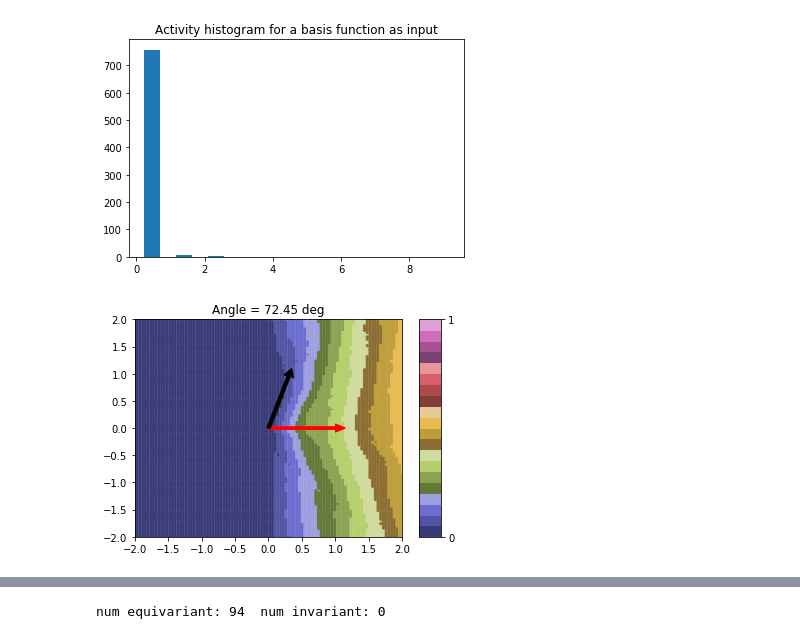
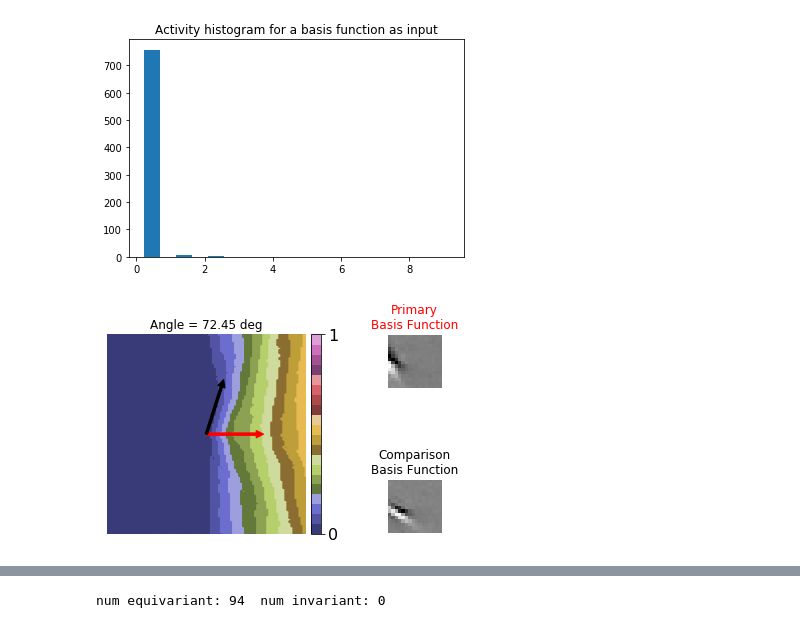
Before and after one commit to dpaiton/DeepSparseCoding, a Jupyter notebook: vis_lca.ipynb, the cells around one changed output, grey strips where cells are left out. Saved outputs shown, nothing was run; the diff lists cells and outputs as text; code cells hidden in the pictures.

```diff
--- a/vis_lca.ipynb
+++ b/vis_lca.ipynb
@@ -146,8 +146,8 @@ bf2 norm =  1.0
 num_imgs = 10000
 
 proj_matrix = analyzer.bf_projections(bf1, bf2)
-proj_neuron1 = np.dot(proj_matrix, bf1)
-proj_neuron2 = np.dot(proj_matrix, bf2)
+proj_neuron1 = np.dot(proj_matrix, bf1).T
+proj_neuron2 = np.dot(proj_matrix, bf2).T
 
 x_pts = np.linspace(-2.0, 2.0, int(np.sqrt(num_imgs)))
 y_pts = np.linspace(-2.0, 2.0, int(np.sqrt(num_imgs)))
@@ -201,6 +187,6 @@ plt.show()
 # %%
 activations = analyzer.compute_activations(datapoints["test"].images)
-activity_max = np.max(np.abs(activations))
+activity_max = np.amax(np.abs(activations))
 norm_activity = activations / (activity_max+0.0001)
 # %% [output]
 INFO:tensorflow:Restoring parameters from /home/dpaiton/Work/Projects/lca/checkpoints/lca_v0.0_weights-100000
@@ -220,25 +206,38 @@ num nonzero for bf1:  21
 num nonzero for bf2:  12
 [figure]
 # %%
-fig, ax = plt.subplots(1)
+num_plots_y = 1
+num_plots_x = 2
+gs1 = gridspec.GridSpec(num_plots_y, num_plots_x, wspace=0.5, width_ratios=[4, 1])
+fig = plt.figure(figsize=(6, 6))
+curve_ax = pf.clear_axis(fig.add_subplot(gs1[0]))
 cmap = plt.get_cmap('tab20b')
 #cmap = plt.get_cmap('viridis')
 #cmap = plt.get_cmap('jet')
 vmin = np.floor(np.min(norm_activity))#0.0
 vmax = np.ceil(np.max(norm_activity))#1.0
-cNorm = matplotlib.colors.Normalize(vmin=vmin, vmax=vmax)
-scalarMap = matplotlib.cm.ScalarMappable(norm=cNorm, cmap=cmap)
 rank_indices = np.argsort(norm_activity[:, bf_id1])
-colors = [scalarMap.to_rgba(norm_activity[data_id, bf_id1]) for data_id in rank_indices]
-ax.scatter(proj_datapoints[:,0][rank_indices], proj_datapoints[:,1][rank_indices], c=colors, s=5.0)
-ax.arrow(0, 0, proj_neuron1[0].item(), proj_neuron1[1].item(), width=0.05, head_width=0.15, head_length=0.15, fc='r', ec='r')
-ax.arrow(0, 0, proj_neuron2[0].item(), proj_neuron2[1].item(), width=0.05, head_width=0.15, head_length=0.15, fc='k', ec='k')
-ax.set_title("Angle = "+"{:.2f}".format(neuron_angles[bf_id1, bf_id2]*(180/np.pi))+" deg")
-ax.set_ylim([-2, 2.0])
-ax.set_xlim([-2, 2.0])
-scalarMap._A = []
-cbar = fig.colorbar(scalarMap, ax=ax, ticks=[vmin, vmax], aspect=10)
+pts = curve_ax.scatter(proj_datapoints[:,0][rank_indices], proj_datapoints[:,1][rank_indices],
+  vmin=vmin, vmax=vmax, cmap=cmap, c=norm_activity[:,bf_id1][rank_indices], s=5.0)
+curve_ax.arrow(0, 0, proj_neuron1[0].item(), proj_neuron1[1].item(), width=0.05, head_width=0.15,
+  head_length=0.15, fc='r', ec='r')
+curve_ax.arrow(0, 0, proj_neuron2[0].item(), proj_neuron2[1].item(), width=0.05, head_width=0.15,
+  head_length=0.15, fc='k', ec='k')
+curve_ax.set_title("Angle = "+"{:.2f}".format(neuron_angles[bf_id1, bf_id2]*(180/np.pi))+" deg")
+curve_ax.set_ylim([-2, 2.0])
+curve_ax.set_xlim([-2, 2.0])
+curve_ax.set_aspect("equal")
+cbar = pf.add_colorbar_to_im(pts, aspect=20, pad_fraction=0.5, labelsize=16, ticks=[vmin, vmax])
+cbar.ax.set_yticklabels(["{:.0f}".format(vmin), "{:.0f}".format(vmax)])
+
+gs2 = gridspec.GridSpecFromSubplotSpec(2, 1, gs1[1], wspace=2, hspace=-0.2)
+bf1_ax = pf.clear_axis(fig.add_subplot(gs2[0]))
+bf1_ax.imshow(analyzer.bf_stats["basis_functions"][bf_id1], cmap="Greys_r")
+bf1_ax.set_title("Primary\nBasis Function", color='r')
+bf2_ax = pf.clear_axis(fig.add_subplot(gs2[1]))
+bf2_ax.imshow(analyzer.bf_stats["basis_functions"][bf_id2], cmap="Greys_r")
+bf2_ax.set_title("Comparison\nBasis Function", color='k')
 fig.savefig(analyzer.analysis_out_dir+"/vis/neuron_response_contours_bf0id"+str(bf_id1)+"_bf1id"+str(bf_id2)+".png")
 plt.show()
 # %% [output]
-[figure, old version]
+[figure, new version]
```
Also changed, not shown: parts of 16 cells of this notebook.
